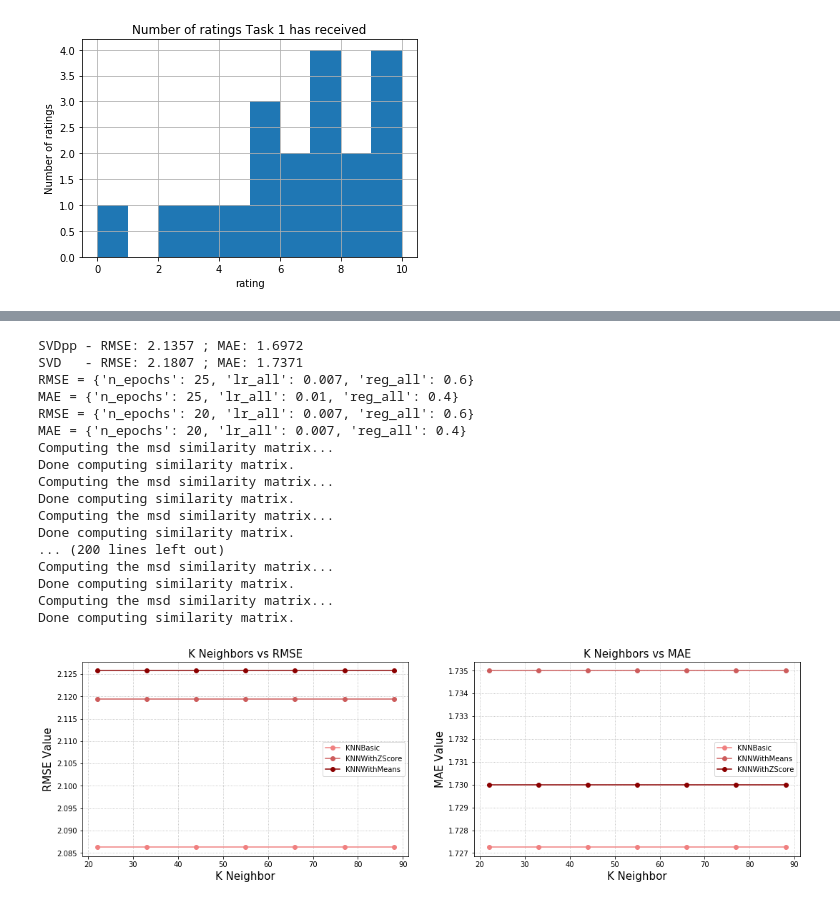
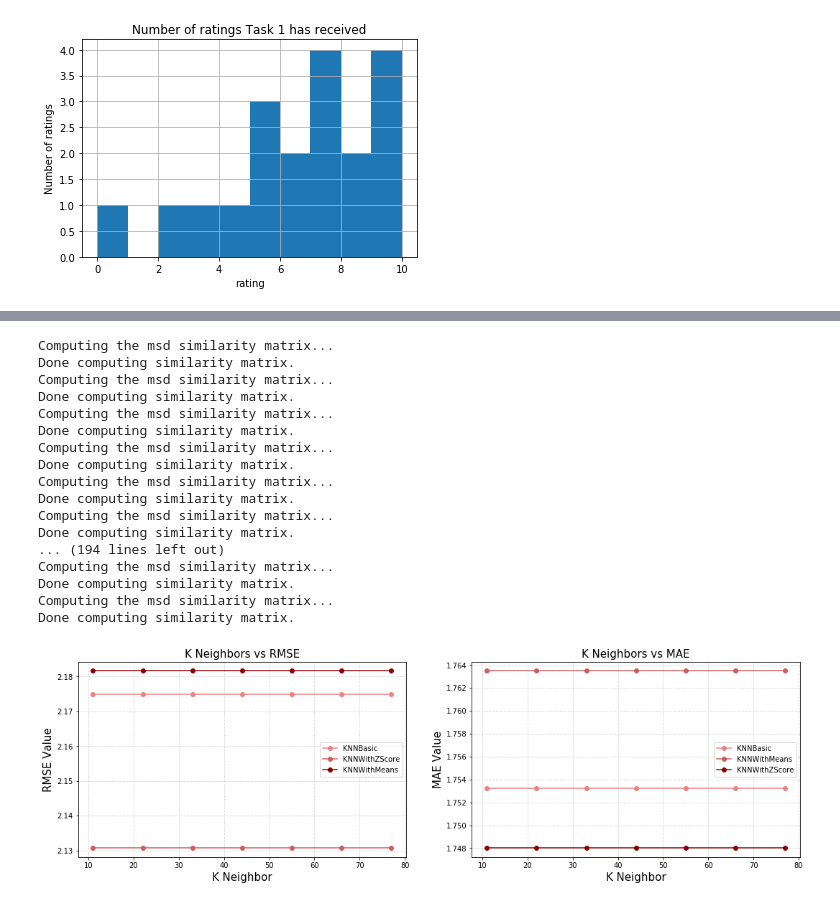
Before and after one commit to Gabbu98/FYPWAAR, a Jupyter notebook: Dev/PythonDev/recommenderSystemVisit.ipynb, the cells around one changed output, grey strips where cells are left out. Saved outputs shown, nothing was run; the diff lists cells and outputs as text; code cells hidden in the pictures.

```diff
--- a/Dev/PythonDev/recommenderSystemVisit.ipynb
+++ b/Dev/PythonDev/recommenderSystemVisit.ipynb
@@ -363,25 +395,5 @@ CoClustering     2.1357          1.736
 # %%
-# Parameter space
-svd_param_grid = {'n_epochs': [20, 25],
-                  'lr_all': [0.007, 0.009, 0.01],
-                  'reg_all': [0.4, 0.6]}
-
-svdpp_gs = GridSearchCV(SVDpp, svd_param_grid, measures=['rmse', 'mae'], cv=5)
-svdpp_gs.fit(data)
-
-svd_gs = GridSearchCV(SVD, svd_param_grid, measures=['rmse', 'mae'], cv=5)
-svd_gs.fit(data)
-
-print('SVDpp - RMSE:', round(svdpp_gs.best_score['rmse'], 4), '; MAE:', round(svdpp_gs.best_score['mae'], 4))
-print('SVD   - RMSE:', round(svd_gs.best_score['rmse'], 4), '; MAE:', round(svd_gs.best_score['mae'], 4))
-#SVDpp best params
-print('RMSE =', svdpp_gs.best_params['rmse'])
-print('MAE =', svdpp_gs.best_params['mae'])
-#SVD best params
-print('RMSE =', svd_gs.best_params['rmse'])
-print('MAE =', svd_gs.best_params['mae'])
-
-param_grid = {'k': [22, 33, 44, 55, 66, 77, 88]}
+param_grid = {'k': [11, 22, 33, 44, 55, 66, 77]}
 
 knnbasic_gs = GridSearchCV(KNNBasic, param_grid, measures=['rmse', 'mae'], cv=5)
 knnbasic_gs.fit(data)
@@ -392,7 +404,7 @@ knnmeans_gs.fit(data)
 knnz_gs = GridSearchCV(KNNWithZScore, param_grid, measures=['rmse', 'mae'], cv=5)
 knnz_gs.fit(data)
 
-x = [22, 33, 44, 55, 66, 77, 88]
+x = [11, 22, 33, 44, 55, 66, 77]
 y1 = knnbasic_gs.cv_results['mean_test_rmse']
 y2 = knnbasic_gs.cv_results['mean_test_mae']
 
@@ -409,38 +421,39 @@ plt.title('K Neighbors vs RMSE', loc='center', fontsize=15)
 plt.plot(x, y1, label='KNNBasic', color='lightcoral', marker='o')
 plt.plot(x, y5, label='KNNWithZScore', color='indianred', marker='o')
 plt.plot(x, y3, label='KNNWithMeans', color='darkred', marker='o')
+
 plt.xlabel('K Neighbor', fontsize=15)
 plt.ylabel('RMSE Value', fontsize=15)
 plt.legend()
 plt.grid(ls='dotted')
 
 plt.subplot(1, 2, 2)
 plt.title('K Neighbors vs MAE', loc='center', fontsize=15)
 plt.plot(x, y2, label='KNNBasic', color='lightcoral', marker='o')
 plt.plot(x, y4, label='KNNWithMeans', color='indianred', marker='o')
 plt.plot(x, y6, label='KNNWithZScore', color='darkred', marker='o')
 plt.xlabel('K Neighbor', fontsize=15)
 plt.ylabel('MAE Value', fontsize=15)
 plt.legend()
 plt.grid(ls='dotted')
 
 plt.show()
 # %% [output]
-SVDpp - RMSE: 2.1357 ; MAE: 1.6972
-SVD   - RMSE: 2.1807 ; MAE: 1.7371
-RMSE = {'n_epochs': 25, 'lr_all': 0.007, 'reg_all': 0.6}
-MAE = {'n_epochs': 25, 'lr_all': 0.01, 'reg_all': 0.4}
-RMSE = {'n_epochs': 20, 'lr_all': 0.007, 'reg_all': 0.6}
-MAE = {'n_epochs': 20, 'lr_all': 0.007, 'reg_all': 0.4}
 Computing the msd similarity matrix...
 Done computing similarity matrix.
 Computing the msd similarity matrix...
 Done computing similarity matrix.
 Computing the msd similarity matrix...
 Done computing similarity matrix.
-... (200 lines left out)
 Computing the msd similarity matrix...
 Done computing similarity matrix.
 Computing the msd similarity matrix...
 Done computing similarity matrix.
+Computing the msd similarity matrix...
+Done computing similarity matrix.
+... (194 lines left out)
+Computing the msd similarity matrix...
+Done computing similarity matrix.
+Computing the msd similarity matrix...
+Done computing similarity matrix.
-[figure, old version]
+[figure, new version]
```
Also changed, not shown: parts of 5 cells of this notebook, 34 other files.
